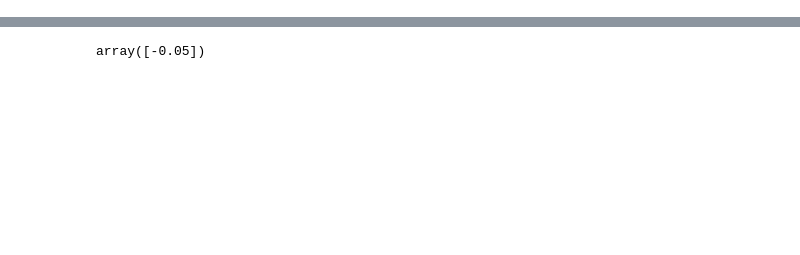
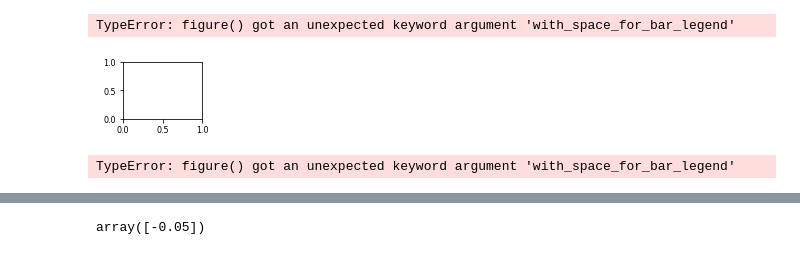
Before and after one commit to yzerlaut/spkNtwk-cortStatesWakefulness, a Jupyter notebook: notebook.ipynb, the cells around one changed output, grey strips where cells are left out. Cells and saved outputs as stored; diff of their text form; code cells hidden in the pictures; blank space fills up the shorter version.

```diff
--- a/notebook.ipynb
+++ b/notebook.ipynb
@@ -6,0 +126,17 @@ import time
+# %%
+
+
+def connectivity_matrix_plot(Matrix, REC_POPS, AFF_POPS,
+                             ax=None, graph=ge):
+    if ax is None:
+        fig, ax = graph.figure(left=.7, bottom=.7)
+    else:
+        fig = None
+
+    ge.matrix(Matrix)
+
+connectivity_matrix_plot(MinexcMatrix, REC_POPS, AFF_POPS)
+# %% [output]
+TypeError: figure() got an unexpected keyword argument 'with_space_for_bar_legend'
+[figure, added]
+TypeError: figure() got an unexpected keyword argument 'with_space_for_bar_legend'
```
Also changed, not shown: parts of 17 cells of this notebook, 1 other file.
